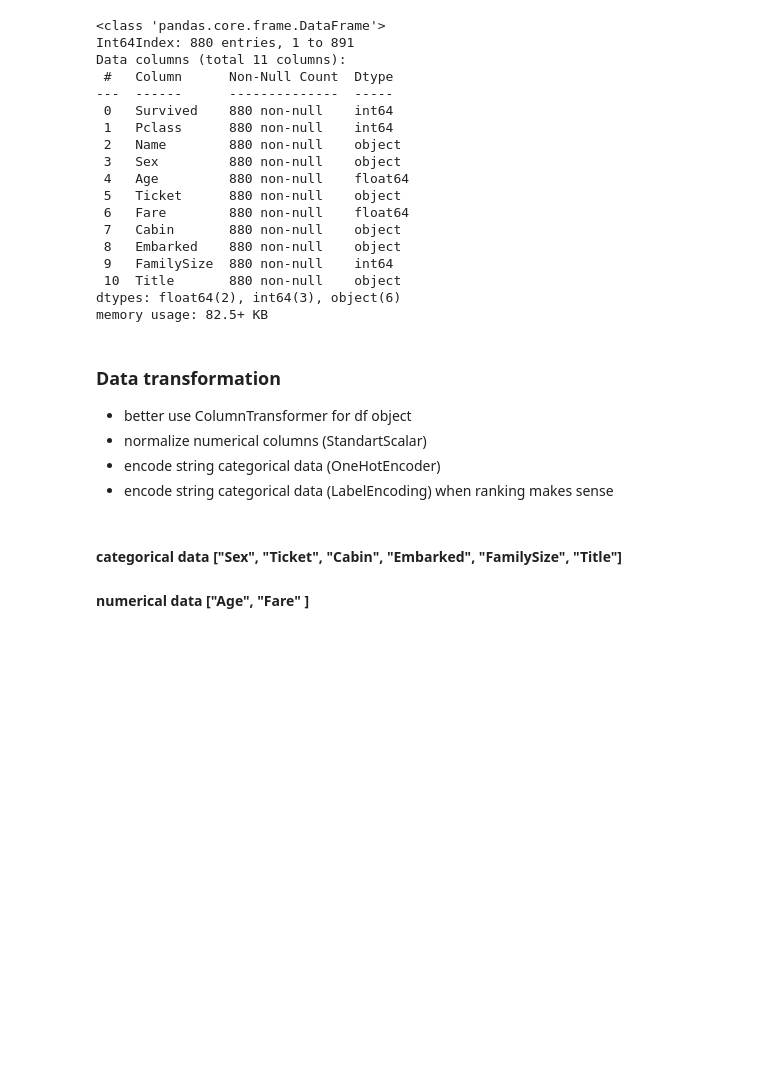
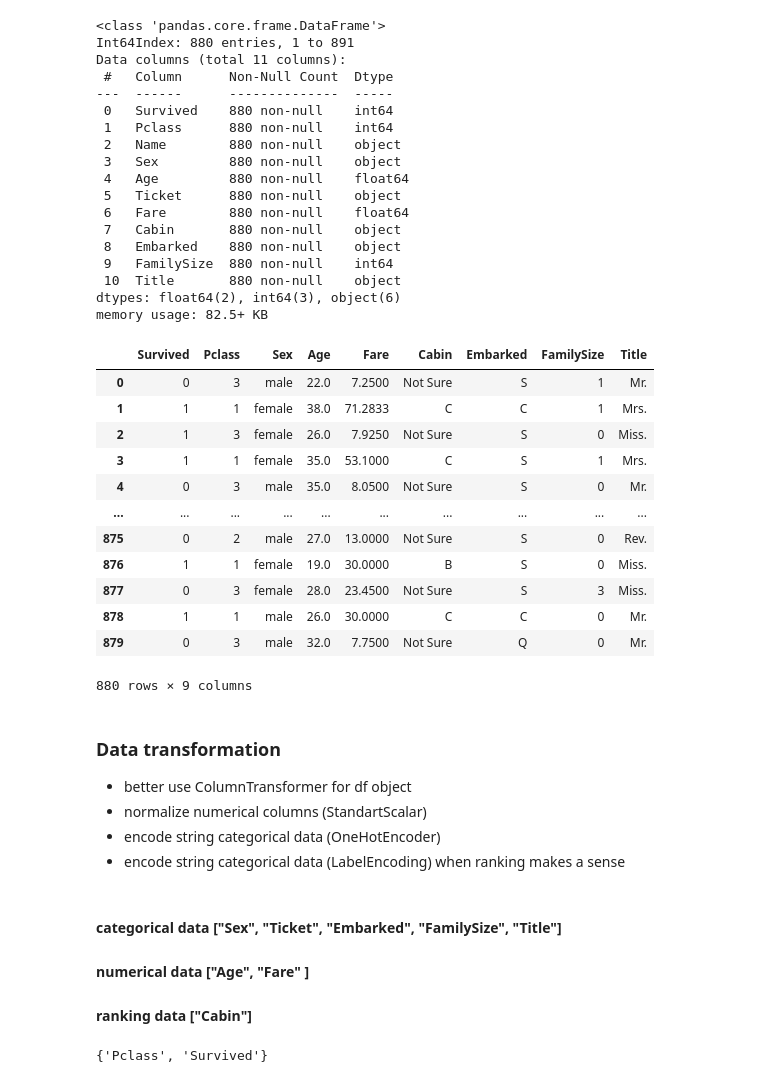
Before and after one commit to mrzlkaaa/dl_structured_data, a Jupyter notebook: titanic_disaster/jupyter/ML/titanic_disaster.ipynb, the cells around one changed output. Drawn from its saved outputs; the diff is of its cells as text; code cells hidden in the pictures; blank space fills up the shorter version.

```diff
--- a/titanic_disaster/jupyter/ML/titanic_disaster.ipynb
+++ b/titanic_disaster/jupyter/ML/titanic_disaster.ipynb
@@ -321,18 +315,42 @@ memory usage: 82.5+ KB
 df = df.drop(columns="Name")
 df = df.drop(columns="Ticket")
+# %%
+# reset index_column because some rows where dropped
+df = df.reset_index(drop=True)
+df
+# %% [output]
+|  | Survived | Pclass | Sex | Age | Fare | Cabin | Embarked | FamilySize | Title |
+| 0 | 0 | 3 | male | 22.0 | 7.2500 | Not Sure | S | 1 | Mr. |
+| 1 | 1 | 1 | female | 38.0 | 71.2833 | C | C | 1 | Mrs. |
+| 2 | 1 | 3 | female | 26.0 | 7.9250 | Not Sure | S | 0 | Miss. |
+| 3 | 1 | 1 | female | 35.0 | 53.1000 | C | S | 1 | Mrs. |
+| 4 | 0 | 3 | male | 35.0 | 8.0500 | Not Sure | S | 0 | Mr. |
+| ... | ... | ... | ... | ... | ... | ... | ... | ... | ... |
+| 875 | 0 | 2 | male | 27.0 | 13.0000 | Not Sure | S | 0 | Rev. |
+| 876 | 1 | 1 | female | 19.0 | 30.0000 | B | S | 0 | Miss. |
+| 877 | 0 | 3 | female | 28.0 | 23.4500 | Not Sure | S | 3 | Miss. |
+| 878 | 1 | 1 | male | 26.0 | 30.0000 | C | C | 0 | Mr. |
+| 879 | 0 | 3 | male | 32.0 | 7.7500 | Not Sure | Q | 0 | Mr. |
+880 rows × 9 columns
 # %% [markdown]
 ### Data transformation
 * better use ColumnTransformer for df object
 * normalize numerical columns (StandartScalar)
 * encode string categorical data (OneHotEncoder)
-* encode string categorical data (LabelEncoding) when ranking makes sense
+* encode string categorical data (LabelEncoding) when ranking makes a sense
 # %% [markdown]
-#### categorical data ["Sex", "Ticket", "Cabin", "Embarked", "FamilySize", "Title"]
+#### categorical data ["Sex", "Ticket",  "Embarked", "FamilySize", "Title"]
 #### numerical data ["Age", "Fare" ]
+#### ranking data ["Cabin"]
 # %%
 # "Pclass" doesn't require any preprocessing
+# "FamilySize" also can be considerd as ranking like column
 categorical_cols = ["Sex", "Embarked", "FamilySize", "Title"]
-numerical_cols = ["Age", "Fare" ]
-ranking_cols = "Cabin"
+numerical_cols = ["Age", "Fare"]
+ranking_cols = ["Cabin"]
+without_preprocessing = set(df.columns).difference(set([*categorical_cols, *numerical_cols, *ranking_cols]))
+without_preprocessing
+# %% [output]
+{'Pclass', 'Survived'}
 # %%
 # define classes to preprocess numerical and categorical data
```
Also changed, not shown: parts of 32 cells of this notebook.
